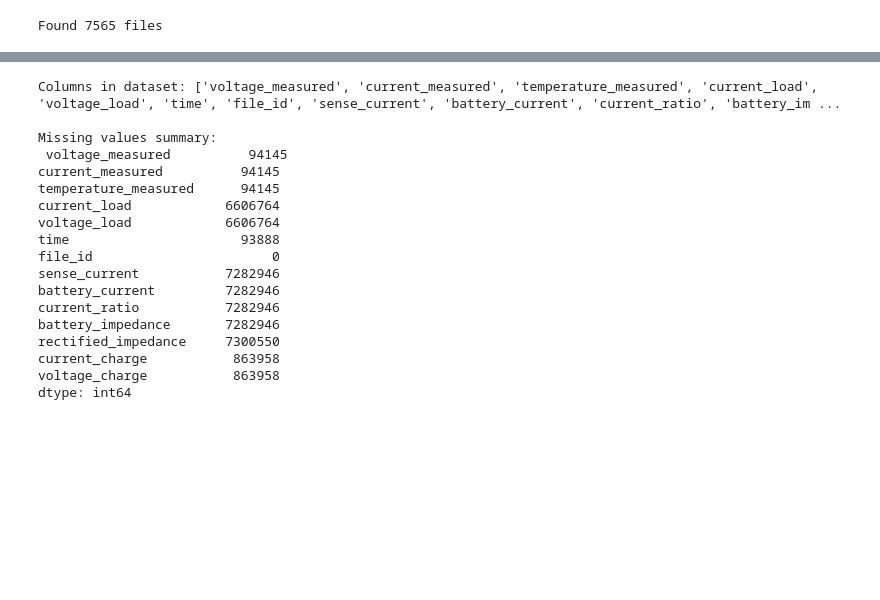
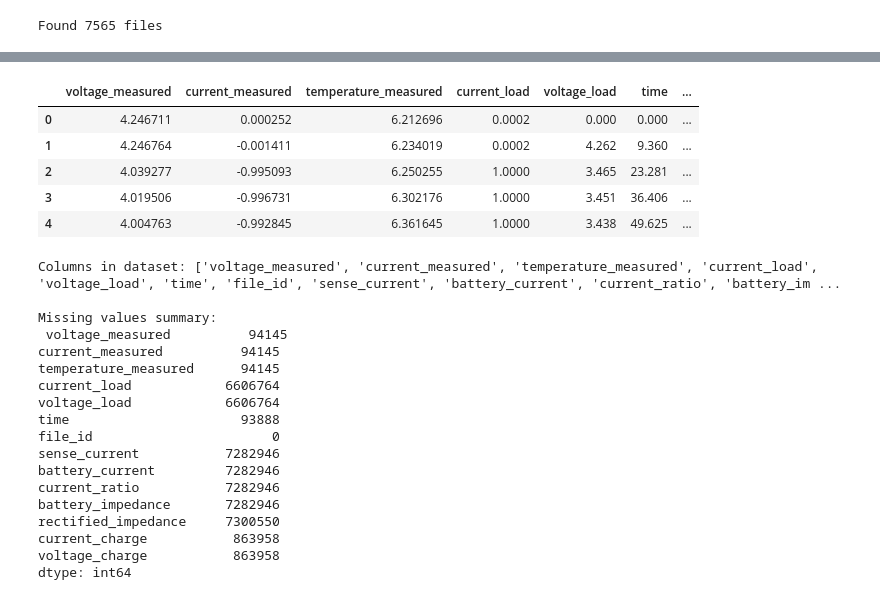
Before and after one commit to Yuvi151/Ev_Potential, a Jupyter notebook: Data_Ingestion_Preprocessing.ipynb, the cells around one changed output, grey strips where cells are left out. Drawn from its saved outputs; the diff is of its cells as text; code cells hidden in the pictures; blank space fills up the shorter version.

```diff
--- a/Data_Ingestion_Preprocessing.ipynb
+++ b/Data_Ingestion_Preprocessing.ipynb
@@ -30,3 +30,12 @@ Maaster Data Shape: (7376834, 14)
+# %%
+data.head()
+# %% [output]
+|  | voltage_measured | current_measured | temperature_measured | current_load | voltage_load | time | ... |
+| 0 | 4.246711 | 0.000252 | 6.212696 | 0.0002 | 0.000 | 0.000 | ... |
+| 1 | 4.246764 | -0.001411 | 6.234019 | 0.0002 | 4.262 | 9.360 | ... |
+| 2 | 4.039277 | -0.995093 | 6.250255 | 1.0000 | 3.465 | 23.281 | ... |
+| 3 | 4.019506 | -0.996731 | 6.302176 | 1.0000 | 3.451 | 36.406 | ... |
+| 4 | 4.004763 | -0.992845 | 6.361645 | 1.0000 | 3.438 | 49.625 | ... |
 # %%
 print("\nColumns in dataset:", list(data.columns))
 print("\nMissing values summary:\n", data.isnull().sum())
```
Also changed, not shown: parts of 1 cell of this notebook, 1 other file.
